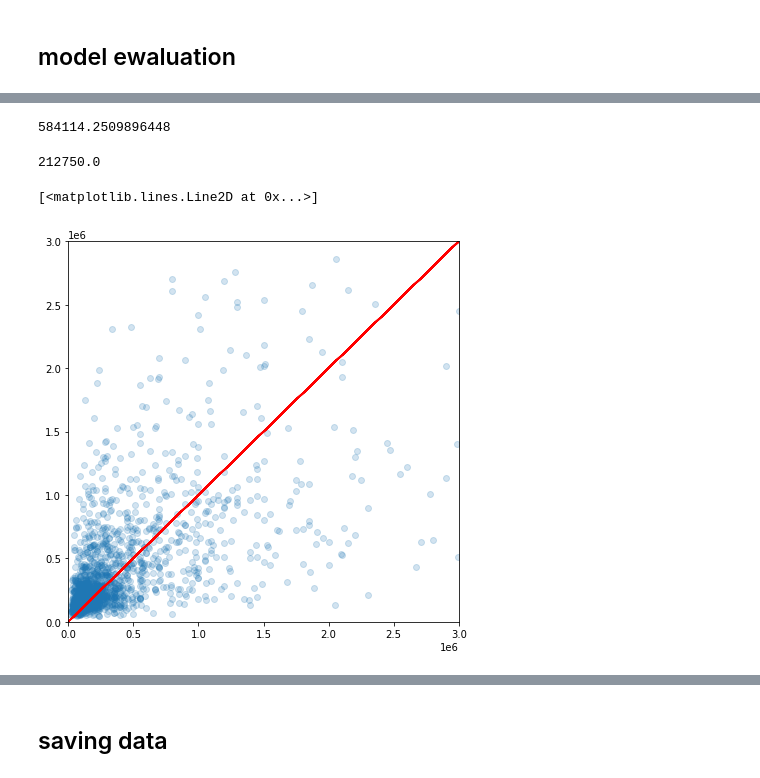
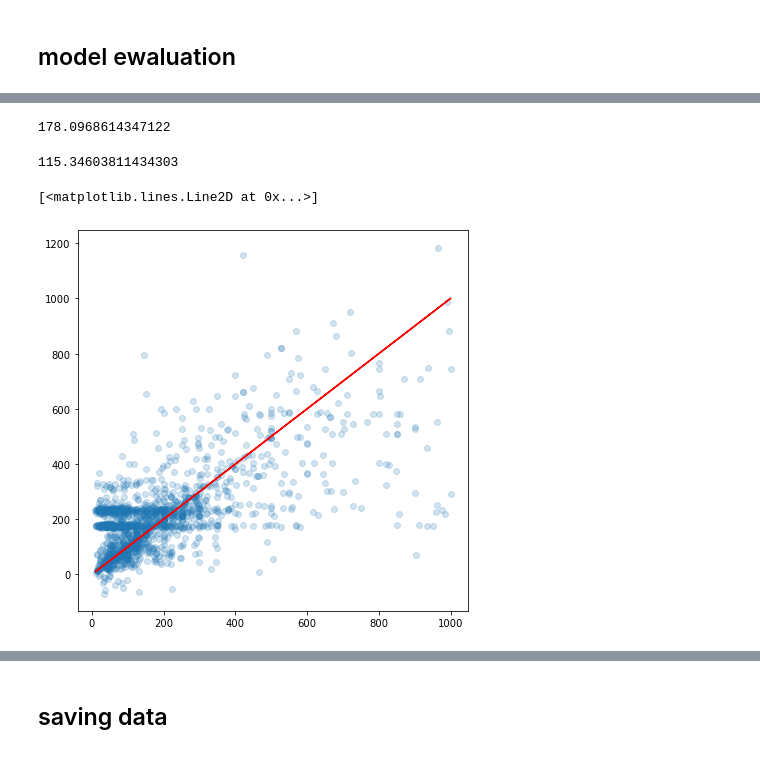
Before and after one commit to 5piotr/real_estate_price_estimator, a Jupyter notebook: ann_location_by_grid_bins/ann_estimator_2.ipynb, the cells around one changed output, grey strips where cells are left out. Saved outputs shown, nothing was run; the diff lists cells and outputs as text; code cells hidden in the pictures.

```diff
--- a/ann_location_by_grid_bins/ann_estimator_2.ipynb
+++ b/ann_location_by_grid_bins/ann_estimator_2.ipynb
@@ -295,5 +449,5 @@ frame
 # %%
-frame = frame.drop(['localization_y','localization_x'],axis=1)
+frame = frame.drop(['localization_y','localization_x','city','district'],axis=1)
 # %%
 frame.columns
 # %% [output]
@@ -307,8 +462,8 @@ Index(['area', 'price', 'road_kostka brukowa', 'road_polna', 'road_utwardzana',
 # %% [markdown]
 ## train test split
 # %%
-X = frame.drop('price',axis=1).values
-y = frame['price'].values
+X = frame.drop('price_of_sqm',axis=1).values
+y = frame['price_of_sqm'].values
 # %%
 from sklearn.model_selection import train_test_split
 # %%
@@ -341,8 +496,6 @@ from tensorflow.keras.optimizers import Adam
 model = Sequential()
 
 model.add(Dense(128,activation='relu'))
-model.add(Dense(128,activation='relu'))
-model.add(Dense(64,activation='relu'))
 model.add(Dense(64,activation='relu'))
 
 model.add(Dense(1))
@@ -359,7 +512,7 @@ start = time.time()
 
 model.fit(x=X_train,y=y_train,
           validation_data=(X_test,y_test),
-          batch_size=256,epochs=1000,
+          batch_size=256,epochs=500,
 #           callbacks=[early_stop],
          )
 
@@ -412,22 +565,22 @@ explained_variance_score(y_test,predictions)
 # %%
-frame['price'].mean()
+frame['price_of_sqm'].mean()
 # %% [output]
-584114.2509896448
+178.0968614347122
 # %%
-frame['price'].median()
+frame['price_of_sqm'].median()
 # %% [output]
-212750.0
+115.34603811434303
 # %%
 plt.figure(figsize=(7,7))
-plt.xlim(0,3000000)
-plt.ylim(0,3000000)
+# plt.xlim(0,3000000)
+# plt.ylim(0,3000000)
 
 # Our predictions
 plt.scatter(y_test,predictions,edgecolor=None,alpha=0.2)
 
 # Perfect predictions
 plt.plot(y_test,y_test,'r')
 # %% [output]
 [<matplotlib.lines.Line2D at 0x...>]
-[figure, old version]
+[figure, new version]
 # %%
```
Also changed, not shown: parts of 67 cells of this notebook, 6 other files.
